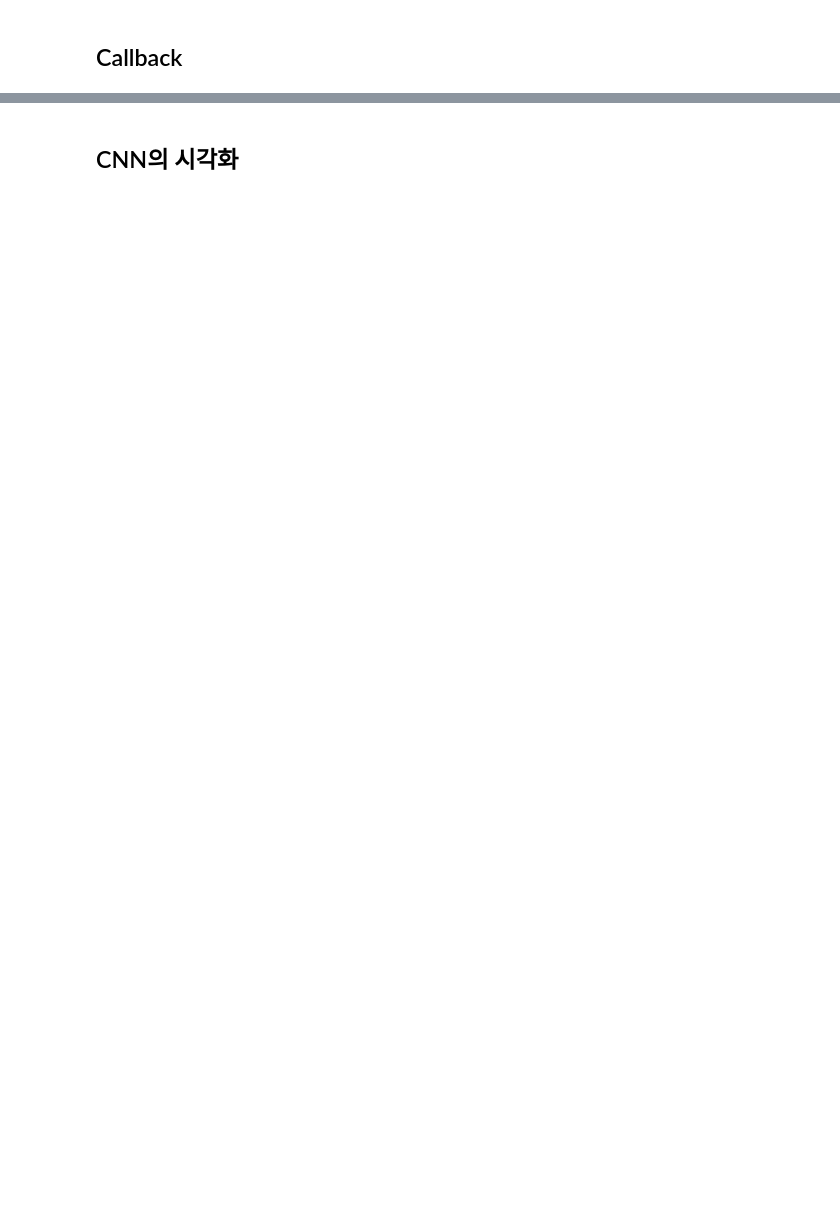
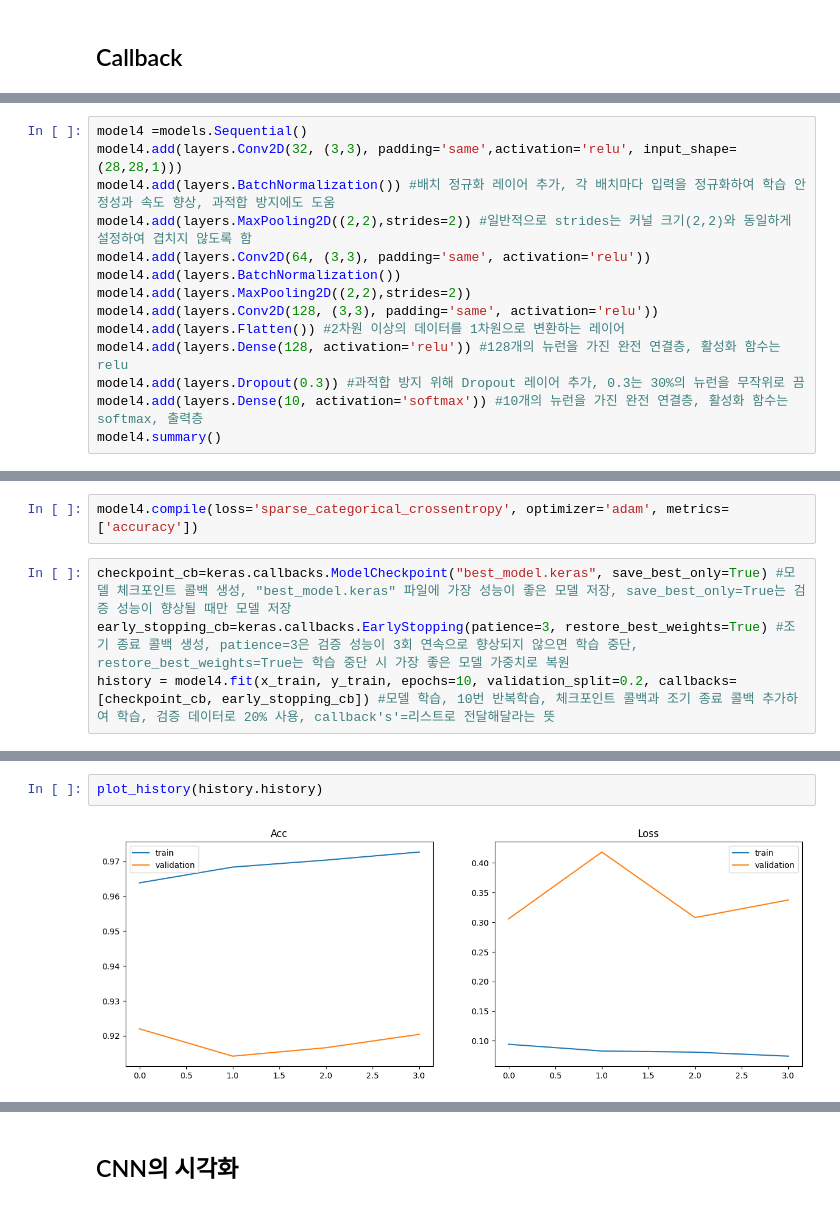
Before and after one commit to 2seorin-lab/ml_basic, a Jupyter notebook: 8_fashion_mnist_ cnn.ipynb, the cells around one changed output, grey strips where cells are left out. Cells and saved outputs as stored; diff of their text form; blank space fills up the shorter version.

```diff
--- a/8_fashion_mnist_ cnn.ipynb
+++ b/8_fashion_mnist_ cnn.ipynb
@@ -172,0 +271,14 @@ NameError: name 'model3' is not defined
+# %%
+model4 =models.Sequential()
+model4.add(layers.Conv2D(32, (3,3), padding='same',activation='relu', input_shape=(28,28,1)))
+model4.add(layers.BatchNormalization()) #배치 정규화 레이어 추가, 각 배치마다 입력을 정규화하여 학습 안정성과 속도 향상, 과적합 방지에도 도움
+model4.add(layers.MaxPooling2D((2,2),strides=2)) #일반적으로 strides는 커널 크기(2,2)와 동일하게 설정하여 겹치지 않도록 함
+model4.add(layers.Conv2D(64, (3,3), padding='same', activation='relu'))
+model4.add(layers.BatchNormalization())
+model4.add(layers.MaxPooling2D((2,2),strides=2))
+model4.add(layers.Conv2D(128, (3,3), padding='same', activation='relu'))
+model4.add(layers.Flatten()) #2차원 이상의 데이터를 1차원으로 변환하는 레이어
+model4.add(layers.Dense(128, activation='relu')) #128개의 뉴런을 가진 완전 연결층, 활성화 함수는 relu
+model4.add(layers.Dropout(0.3)) #과적합 방지 위해 Dropout 레이어 추가, 0.3는 30%의 뉴런을 무작위로 끔
+model4.add(layers.Dense(10, activation='softmax')) #10개의 뉴런을 가진 완전 연결층, 활성화 함수는 softmax, 출력층
+model4.summary()
@@ -172,0 +307,6 @@ NameError: name 'model3' is not defined
+# %%
+model4.compile(loss='sparse_categorical_crossentropy', optimizer='adam', metrics=['accuracy'])
+# %%
+checkpoint_cb=keras.callbacks.ModelCheckpoint("best_model.keras", save_best_only=True) #모델 체크포인트 콜백 생성, "best_model.keras" 파일에 가장 성능이 좋은 모델 저장, save_best_only=True는 검증 성능이 향상될 때만 모델 저장
+early_stopping_cb=keras.callbacks.EarlyStopping(patience=3, restore_best_weights=True) #조기 종료 콜백 생성, patience=3은 검증 성능이 3회 연속으로 향상되지 않으면 학습 중단, restore_best_weights=True는 학습 중단 시 가장 좋은 모델 가중치로 복원
+history = model4.fit(x_train, y_train, epochs=10, validation_split=0.2, callbacks=[checkpoint_cb, early_stopping_cb]) #모델 학습, 10번 반복학습, 체크포인트 콜백과 조기 종료 콜백 추가하여 학습, 검증 데이터로 20% 사용, callback's'=리스트로 전달해달라는 뜻
@@ -173,3 +322,7 @@ NameError: name 'model3' is not defined
+# %%
+plot_history(history.history)
+# %% [output]
+[figure, added]
 # %%
 pred=model4.predict(x_test[0:25])
 print(np.round(pred, decimals=3))
```
Also changed, not shown: parts of 42 cells of this notebook.
